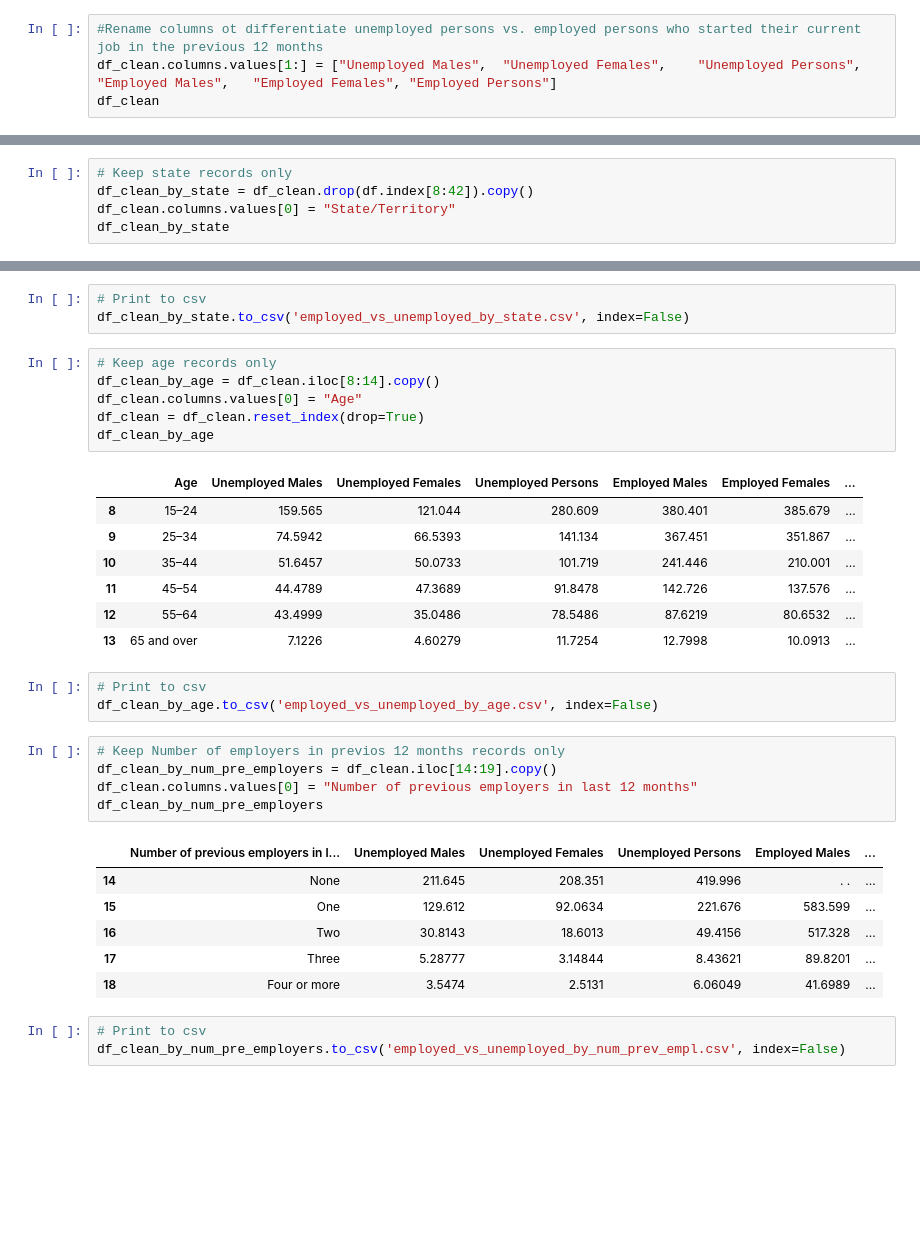
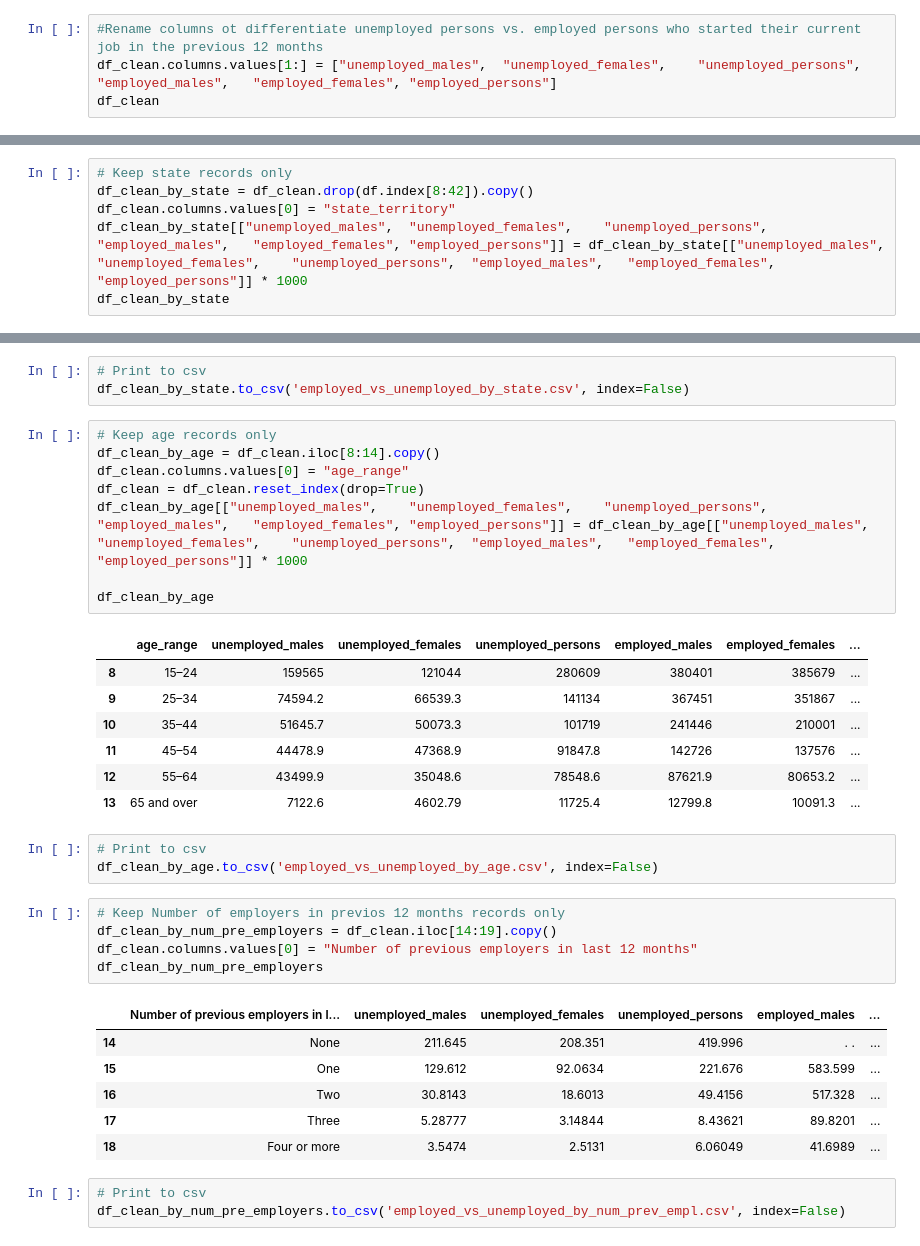
Before and after one commit to dianeyaneza/UWA-Data-Project-2-ETL-SkillsBridge, a Jupyter notebook: char_of_succesful_job_search.ipynb, the cells around one changed output, grey strips where cells are left out. Saved outputs shown, nothing was run; the diff lists cells and outputs as text; blank space fills up the shorter version.

```diff
--- a/char_of_succesful_job_search.ipynb
+++ b/char_of_succesful_job_search.ipynb
@@ -183,6 +183,6 @@ df_clean
 | 45 | Without non-school qualifications | 199.314 | 143.226 | 342.541 | 438.537 | 382.156 | 820.692 |
 # %%
 #Rename columns ot differentiate unemployed persons vs. employed persons who started their current job in the previous 12 months
-df_clean.columns.values[1:] = ["Unemployed Males",	"Unemployed Females",	 "Unemployed Persons",	"Employed Males",	"Employed Females",	"Employed Persons"]
+df_clean.columns.values[1:] = ["unemployed_males",	"unemployed_females",	 "unemployed_persons",	"employed_males",	"employed_females",	"employed_persons"]
 df_clean
 # %% [output]
@@ -228,6 +228,7 @@ df_clean
 # %%
 # Keep state records only
 df_clean_by_state = df_clean.drop(df.index[8:42]).copy()
-df_clean.columns.values[0] = "State/Territory"
+df_clean.columns.values[0] = "state_territory"
+df_clean_by_state[["unemployed_males",	"unemployed_females",	 "unemployed_persons",	"employed_males",	"employed_females",	"employed_persons"]] = df_clean_by_state[["unemployed_males",	"unemployed_females",	 "unemployed_persons",	"employed_males",	"employed_females",	"employed_persons"]] * 1000
 df_clean_by_state
 # %% [output]
@@ -246,17 +259,19 @@ df_clean_by_state.to_csv('employed_vs_unemployed_by_state.csv', index=False)
 # %%
 # Keep age records only
 df_clean_by_age = df_clean.iloc[8:14].copy()
-df_clean.columns.values[0] = "Age"
+df_clean.columns.values[0] = "age_range"
 df_clean = df_clean.reset_index(drop=True)
+df_clean_by_age[["unemployed_males",	"unemployed_females",	 "unemployed_persons",	"employed_males",	"employed_females",	"employed_persons"]] = df_clean_by_age[["unemployed_males",	"unemployed_females",	 "unemployed_persons",	"employed_males",	"employed_females",	"employed_persons"]] * 1000
+
 df_clean_by_age
 # %% [output]
-|  | Age | Unemployed Males | Unemployed Females | Unemployed Persons | Employed Males | Employed Females | ... |
-| 8 | 15–24 | 159.565 | 121.044 | 280.609 | 380.401 | 385.679 | ... |
-| 9 | 25–34 | 74.5942 | 66.5393 | 141.134 | 367.451 | 351.867 | ... |
-| 10 | 35–44 | 51.6457 | 50.0733 | 101.719 | 241.446 | 210.001 | ... |
-| 11 | 45–54 | 44.4789 | 47.3689 | 91.8478 | 142.726 | 137.576 | ... |
-| 12 | 55–64 | 43.4999 | 35.0486 | 78.5486 | 87.6219 | 80.6532 | ... |
-| 13 | 65 and over | 7.1226 | 4.60279 | 11.7254 | 12.7998 | 10.0913 | ... |
+|  | age_range | unemployed_males | unemployed_females | unemployed_persons | employed_males | employed_females | ... |
+| 8 | 15–24 | 159565 | 121044 | 280609 | 380401 | 385679 | ... |
+| 9 | 25–34 | 74594.2 | 66539.3 | 141134 | 367451 | 351867 | ... |
+| 10 | 35–44 | 51645.7 | 50073.3 | 101719 | 241446 | 210001 | ... |
+| 11 | 45–54 | 44478.9 | 47368.9 | 91847.8 | 142726 | 137576 | ... |
+| 12 | 55–64 | 43499.9 | 35048.6 | 78548.6 | 87621.9 | 80653.2 | ... |
+| 13 | 65 and over | 7122.6 | 4602.79 | 11725.4 | 12799.8 | 10091.3 | ... |
 # %%
 # Print to csv
 df_clean_by_age.to_csv('employed_vs_unemployed_by_age.csv', index=False)
@@ -266,7 +281,7 @@ df_clean_by_num_pre_employers = df_clean.iloc[14:19].copy()
 df_clean.columns.values[0] = "Number of previous employers in last 12 months"
 df_clean_by_num_pre_employers
 # %% [output]
-|  | Number of previous employers in l... | Unemployed Males | Unemployed Females | Unemployed Persons | Employed Males | ... |
+|  | Number of previous employers in l... | unemployed_males | unemployed_females | unemployed_persons | employed_males | ... |
 | 14 | None | 211.645 | 208.351 | 419.996 | . . | ... |
 | 15 | One | 129.612 | 92.0634 | 221.676 | 583.599 | ... |
 | 16 | Two | 30.8143 | 18.6013 | 49.4156 | 517.328 | ... |
```
Also changed, not shown: parts of 6 cells of this notebook, 8 other files.
